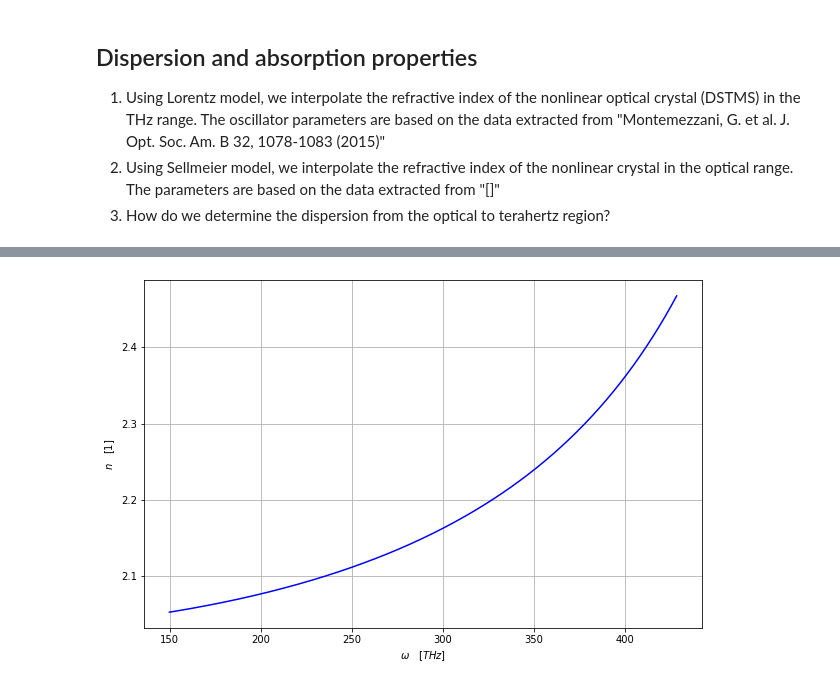
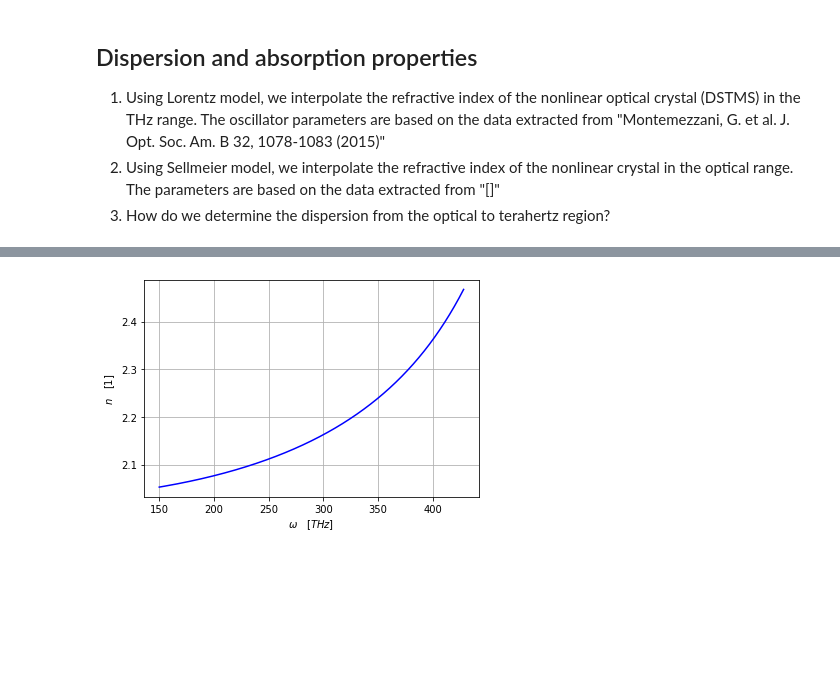
Before and after one commit to p-engel/nonlinear_optics, a Jupyter notebook: optical_rectification/notebook/analysis.ipynb, the cells around one changed output, grey strips where cells are left out. Cells and saved outputs as stored; diff of their text form; code cells hidden in the pictures; blank space fills up the shorter version.

```diff
--- a/optical_rectification/notebook/analysis.ipynb
+++ b/optical_rectification/notebook/analysis.ipynb
@@ -41,18 +41,18 @@ plt.grid(True)
 # %%
 # Visualize refractive index in Optical region
-fig, ax1 = plt.subplots(figsize=(10, 6.4))
+fig, ax3 = plt.subplots()
 
 # paramters in optical region
 q = 1.45; n_inf = 2.026; # [1]
 lam0 = 532; # [nm]
 # graph
 lam = np.linspace(700, 2000, 2**14)
 index_opt = definitions.Index(lam);
 n_opt = index_opt.sellmeier(n_inf, lam0, q);
-ax1.plot(c/(lam*1e-9)*1e-12, n_opt, 'b')
-ax1.set_xlabel(r'$\omega \quad [THz]$')
-ax1.set_ylabel(r"$n \quad [1]$")
-ax1.tick_params(axis='y',labelcolor='k')
+ax3.plot(c/(lam*1e-9)*1e-12, n_opt, 'b')
+ax3.set_xlabel(r'$\omega \quad [THz]$')
+ax3.set_ylabel(r"$n \quad [1]$")
+ax3.tick_params(axis='y',labelcolor='k')
 plt.grid(True)
 # %% [output]
-[figure, old version]
+[figure, new version]
```
Also changed, not shown: parts of 2 cells of this notebook.
